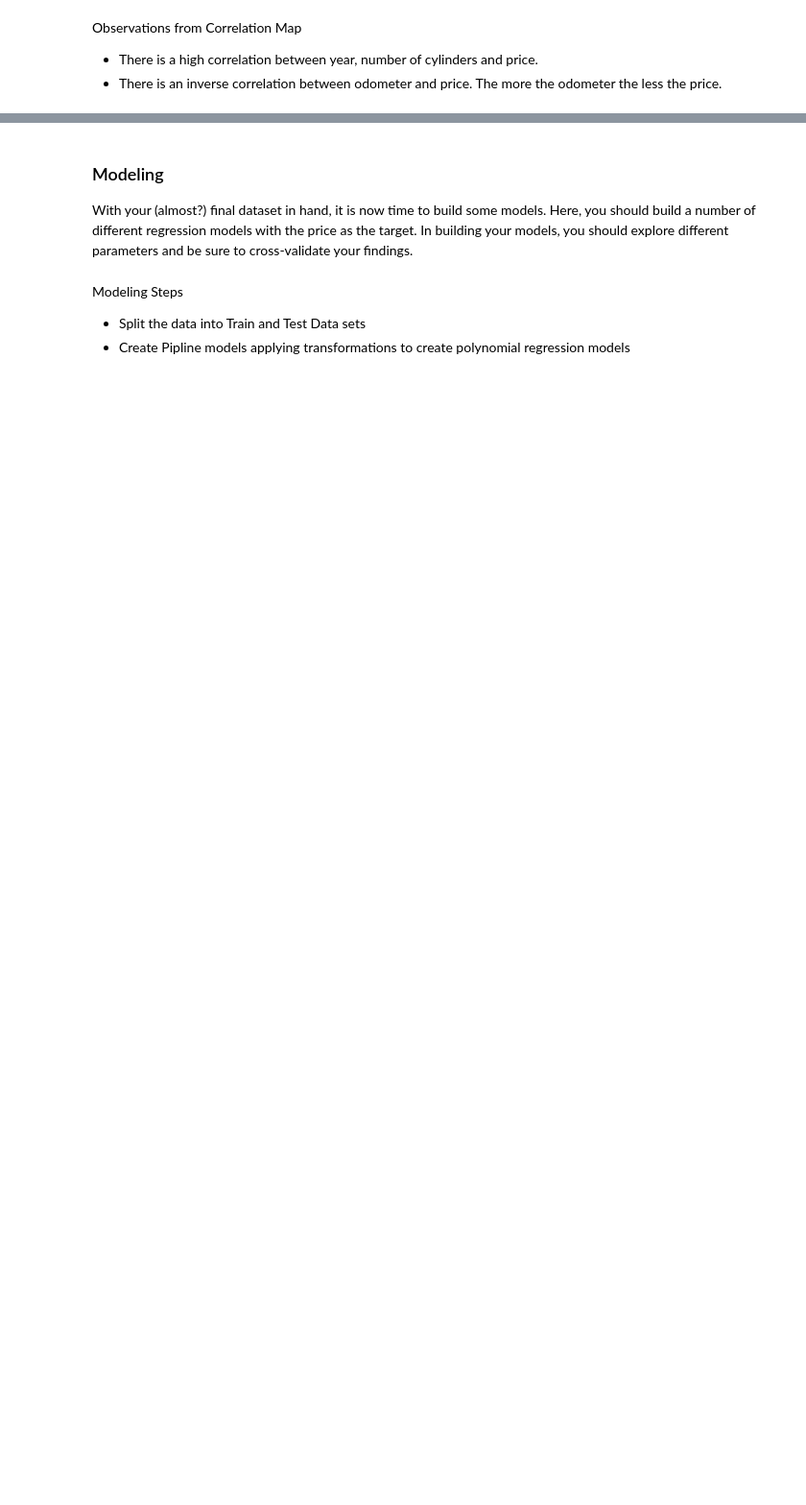
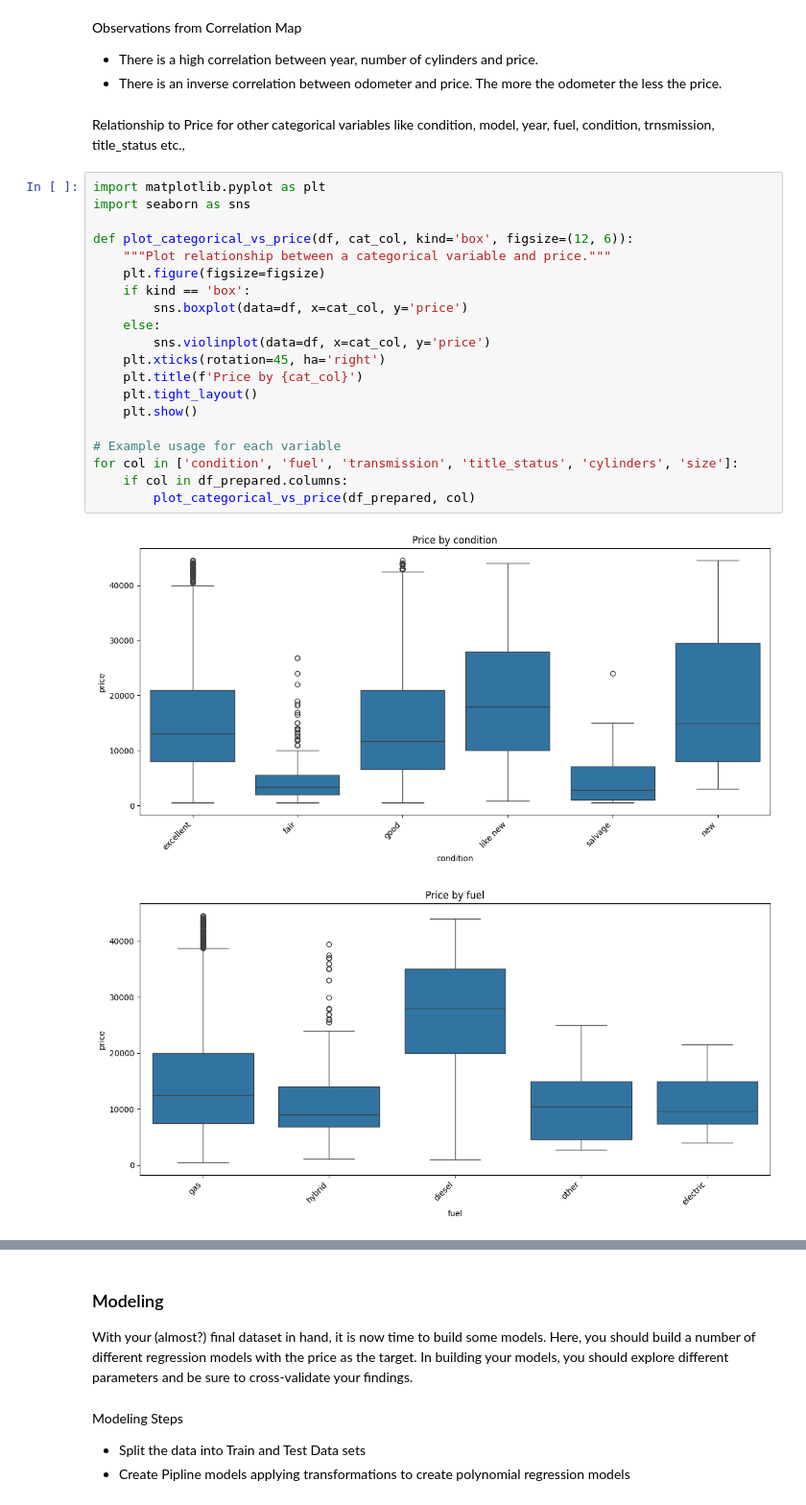
Before and after one commit to skavoori/practical-application-2, a Jupyter notebook: prompt_II.ipynb, the cells around one changed output, grey strips where cells are left out. Shown at 96% size. Saved outputs shown, nothing was run; the diff lists cells and outputs as text; blank space fills up the shorter version.

```diff
--- a/prompt_II.ipynb
+++ b/prompt_II.ipynb
@@ -317,3 +390,28 @@ plt.show()
 Observations from Correlation Map
 - There is a high correlation between year, number of cylinders and price.
 - There is an inverse correlation between odometer and price. The more the odometer the less the price.
+# %% [markdown]
+Relationship to Price for other categorical variables like condition, model, year, fuel, condition, trnsmission, title_status etc.,
+# %%
+import matplotlib.pyplot as plt
+import seaborn as sns
+
+def plot_categorical_vs_price(df, cat_col, kind='box', figsize=(12, 6)):
+    """Plot relationship between a categorical variable and price."""
+    plt.figure(figsize=figsize)
+    if kind == 'box':
+        sns.boxplot(data=df, x=cat_col, y='price')
+    else:
+        sns.violinplot(data=df, x=cat_col, y='price')
+    plt.xticks(rotation=45, ha='right')
+    plt.title(f'Price by {cat_col}')
+    plt.tight_layout()
+    plt.show()
+
+# Example usage for each variable
+for col in ['condition', 'fuel', 'transmission', 'title_status', 'cylinders', 'size']:
+    if col in df_prepared.columns:
+        plot_categorical_vs_price(df_prepared, col)
+# %% [output]
+[figure, added]
+[figure, added]
```
Also changed, not shown: parts of 55 cells of this notebook, 1 other file.
